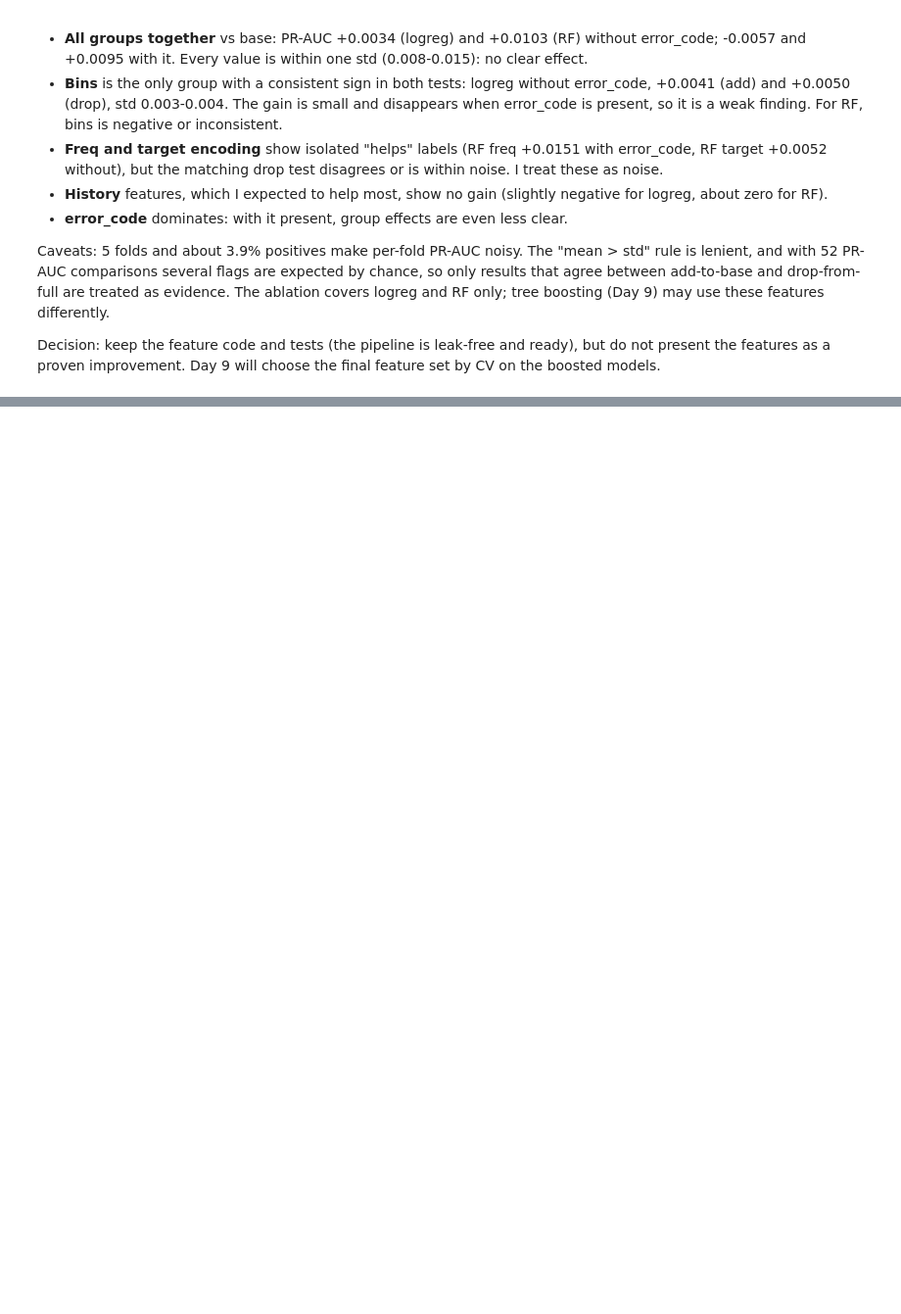
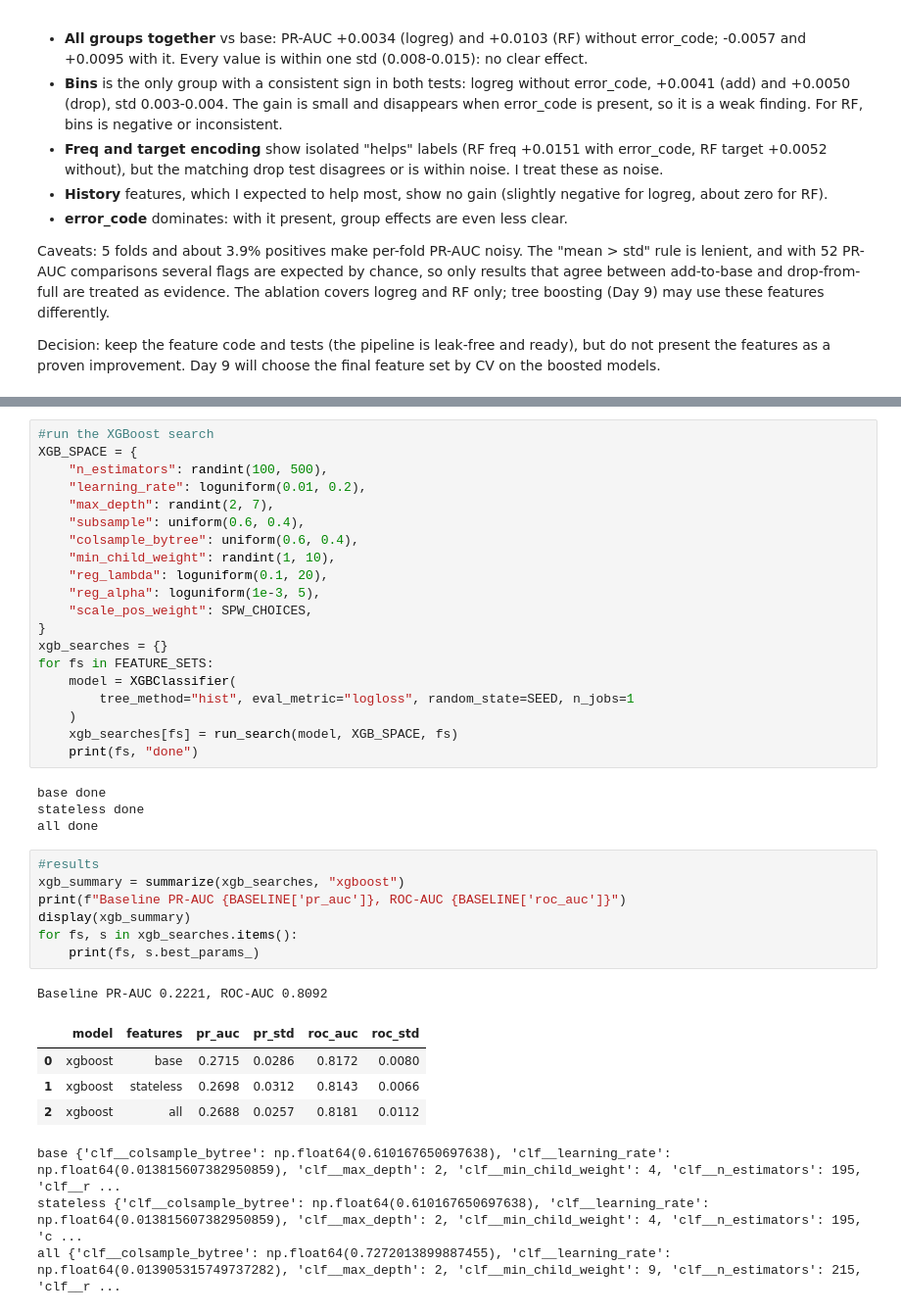
Before and after one commit to abhishekadbhute-create/abhishek-attenomy-ml-internship, a Jupyter notebook: notebooks/04_tuning.ipynb, the cells around one changed output, grey strips where cells are left out. Shown at 98% size. Saved outputs shown, nothing was run; the diff lists cells and outputs as text; blank space fills up the shorter version.

```diff
--- a/notebooks/04_tuning.ipynb
+++ b/notebooks/04_tuning.ipynb
@@ -210,0 +277,40 @@ Decision: keep the feature code and tests (the pipeline is leak-free and ready),
+# %%
+#run the XGBoost search
+XGB_SPACE = {
+    "n_estimators": randint(100, 500),
+    "learning_rate": loguniform(0.01, 0.2),
+    "max_depth": randint(2, 7),
+    "subsample": uniform(0.6, 0.4),
+    "colsample_bytree": uniform(0.6, 0.4),
+    "min_child_weight": randint(1, 10),
+    "reg_lambda": loguniform(0.1, 20),
+    "reg_alpha": loguniform(1e-3, 5),
+    "scale_pos_weight": SPW_CHOICES,
+}
+xgb_searches = {}
+for fs in FEATURE_SETS:
+    model = XGBClassifier(
+        tree_method="hist", eval_metric="logloss", random_state=SEED, n_jobs=1
+    )
+    xgb_searches[fs] = run_search(model, XGB_SPACE, fs)
+    print(fs, "done")
+# %% [output]
+base done
+stateless done
+all done
+# %%
+#results
+xgb_summary = summarize(xgb_searches, "xgboost")
+print(f"Baseline PR-AUC {BASELINE['pr_auc']}, ROC-AUC {BASELINE['roc_auc']}")
+display(xgb_summary)
+for fs, s in xgb_searches.items():
+    print(fs, s.best_params_)
+# %% [output]
+Baseline PR-AUC 0.2221, ROC-AUC 0.8092
+|  | model | features | pr_auc | pr_std | roc_auc | roc_std |
+| 0 | xgboost | base | 0.2715 | 0.0286 | 0.8172 | 0.0080 |
+| 1 | xgboost | stateless | 0.2698 | 0.0312 | 0.8143 | 0.0066 |
+| 2 | xgboost | all | 0.2688 | 0.0257 | 0.8181 | 0.0112 |
+base {'clf__colsample_bytree': np.float64(0.610167650697638), 'clf__learning_rate': np.float64(0.013815607382950859), 'clf__max_depth': 2, 'clf__min_child_weight': 4, 'clf__n_estimators': 195, 'clf__r ...
+stateless {'clf__colsample_bytree': np.float64(0.610167650697638), 'clf__learning_rate': np.float64(0.013815607382950859), 'clf__max_depth': 2, 'clf__min_child_weight': 4, 'clf__n_estimators': 195, 'c ...
+all {'clf__colsample_bytree': np.float64(0.7272013899887455), 'clf__learning_rate': np.float64(0.013905315749737282), 'clf__max_depth': 2, 'clf__min_child_weight': 9, 'clf__n_estimators': 215, 'clf__r ...
```
Also changed, not shown: parts of 7 cells of this notebook, 2 other files.
